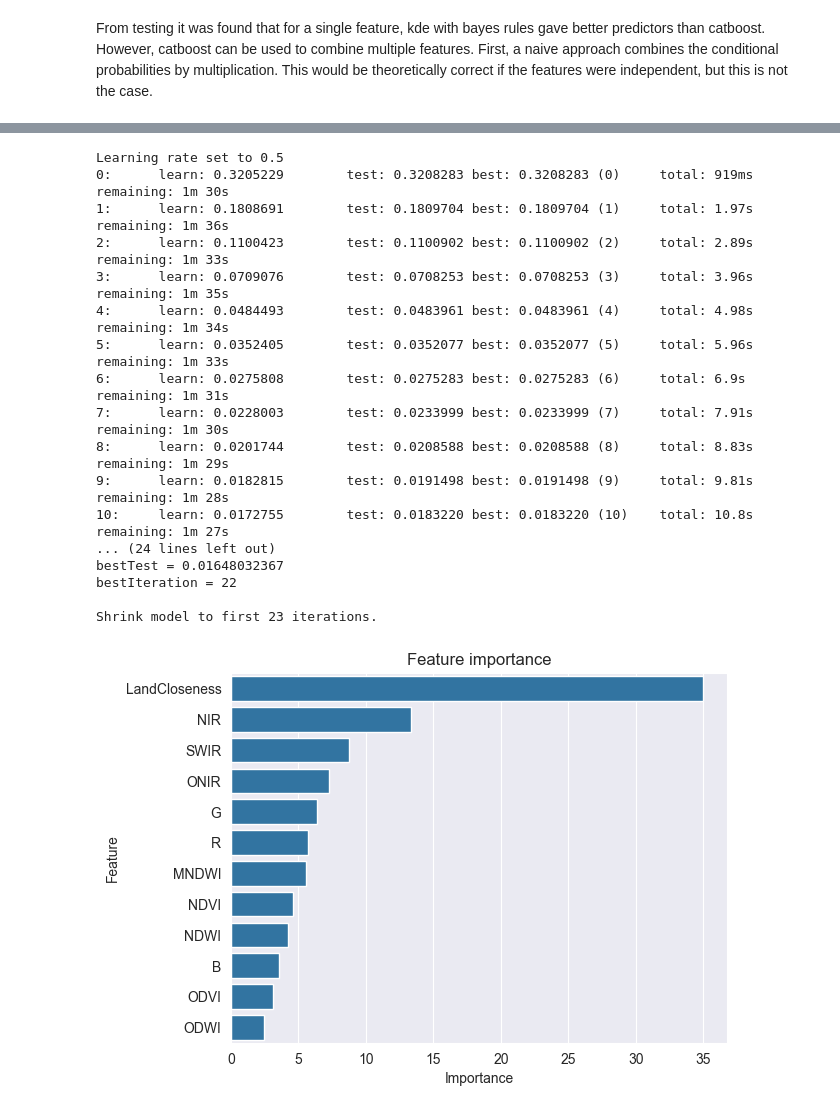
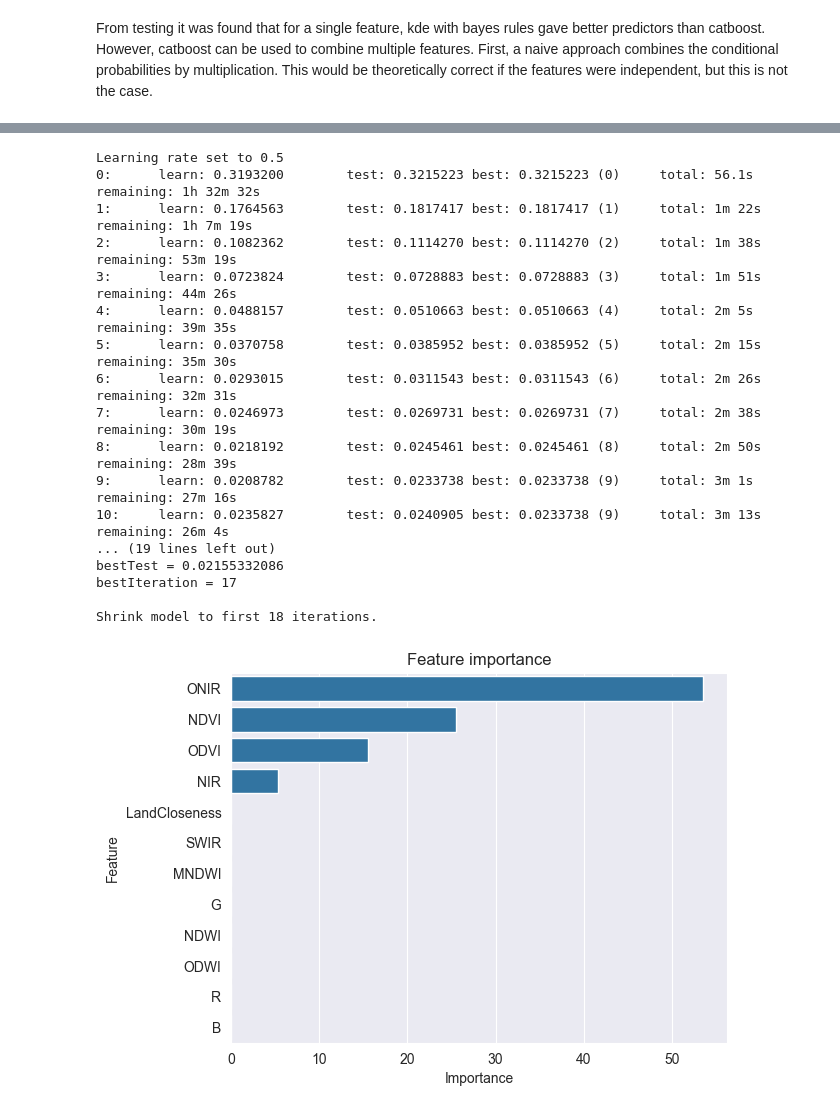
Before and after one commit to TeamEpochGithub/iv-q2-detect-kelp, a Jupyter notebook: notebooks/feat-suite.ipynb, the cells around one changed output, grey strips where cells are left out. Drawn from its saved outputs; the diff is of its cells as text; code cells hidden in the pictures.

```diff
--- a/notebooks/feat-suite.ipynb
+++ b/notebooks/feat-suite.ipynb
@@ -104,7 +104,7 @@ def to_df(img: np.ndarray, label: np.ndarray):
     return df
 # %%
 # concatenate the first N images
-num = 200
+num = 3000
 df = pd.concat([to_df(X_train[i], y_train[i]) for i in tqdm(range(num))])
 # %% [markdown]
 # Visualise the feature distributions
@@ -115,7 +115,7 @@ for feature in tqdm(df.columns):
         continue
 
     # subsample and filter on water pixels without missing values
-    dfs = df[::5]
+    dfs = df[::50]
     dfs = dfs[(dfs['R']>=0) & (dfs['G']>=0) & (dfs['B']>=0) & (dfs['NIR']>=0) & (dfs['SWIR']>=0)]
 
     # Create a figure and axes
@@ -178,7 +178,7 @@ for feature in tqdm(df.columns):
         continue
 
     # subsample and filter on water pixels without missing values
-    dfs = df[::25]
+    dfs = df[::750]
     dfs = dfs[dfs['Water'] & (dfs['R']>=0) & (dfs['G']>=0) & (dfs['B']>=0) & (dfs['NIR']>=0) & (dfs['SWIR']>=0)]
 
     # Create a figure and axes
@@ -230,7 +230,7 @@ for feature in tqdm(df.columns):
 We can treat the conditional probabilities as a classifier, and evaluate the performance of each feature.
 This is done on new images (the last N instead of first)
 # %%
-num = 500
+num = 1000
 df_train = df
 df_test = pd.concat([to_df(X_train[-i], y_train[-i]) for i in tqdm(range(1, num+1))])[::10]
 # %%
@@ -301,6 +301,12 @@ def fit_transform(df_train, df_test, features):
     plt.title('Feature importance')
     plt.show()
 
+    # save model
+    model.save_model('catboost_model.cbm')
+    # save names of features along with it for later reference
+    with open('catboost_features.txt', 'w') as f:
+        f.write('\n'.join(features))
+
     return model.predict_proba(x_test)[:, 1]
 
 # Compute the performance when all features are used
@@ -321,18 +327,18 @@ feat_scores['All features (catboost)'] = dice
 Learning rate set to 0.5
-0:      learn: 0.3205229        test: 0.3208283 best: 0.3208283 (0)     total: 919ms    remaining: 1m 30s
-1:      learn: 0.1808691        test: 0.1809704 best: 0.1809704 (1)     total: 1.97s    remaining: 1m 36s
-2:      learn: 0.1100423        test: 0.1100902 best: 0.1100902 (2)     total: 2.89s    remaining: 1m 33s
-3:      learn: 0.0709076        test: 0.0708253 best: 0.0708253 (3)     total: 3.96s    remaining: 1m 35s
-4:      learn: 0.0484493        test: 0.0483961 best: 0.0483961 (4)     total: 4.98s    remaining: 1m 34s
-5:      learn: 0.0352405        test: 0.0352077 best: 0.0352077 (5)     total: 5.96s    remaining: 1m 33s
-6:      learn: 0.0275808        test: 0.0275283 best: 0.0275283 (6)     total: 6.9s     remaining: 1m 31s
-7:      learn: 0.0228003        test: 0.0233999 best: 0.0233999 (7)     total: 7.91s    remaining: 1m 30s
-8:      learn: 0.0201744        test: 0.0208588 best: 0.0208588 (8)     total: 8.83s    remaining: 1m 29s
-9:      learn: 0.0182815        test: 0.0191498 best: 0.0191498 (9)     total: 9.81s    remaining: 1m 28s
-10:     learn: 0.0172755        test: 0.0183220 best: 0.0183220 (10)    total: 10.8s    remaining: 1m 27s
-... (24 lines left out)
-bestTest = 0.01648032367
-bestIteration = 22
+0:      learn: 0.3193200        test: 0.3215223 best: 0.3215223 (0)     total: 56.1s    remaining: 1h 32m 32s
+1:      learn: 0.1764563        test: 0.1817417 best: 0.1817417 (1)     total: 1m 22s   remaining: 1h 7m 19s
+2:      learn: 0.1082362        test: 0.1114270 best: 0.1114270 (2)     total: 1m 38s   remaining: 53m 19s
+3:      learn: 0.0723824        test: 0.0728883 best: 0.0728883 (3)     total: 1m 51s   remaining: 44m 26s
+4:      learn: 0.0488157        test: 0.0510663 best: 0.0510663 (4)     total: 2m 5s    remaining: 39m 35s
+5:      learn: 0.0370758        test: 0.0385952 best: 0.0385952 (5)     total: 2m 15s   remaining: 35m 30s
+6:      learn: 0.0293015        test: 0.0311543 best: 0.0311543 (6)     total: 2m 26s   remaining: 32m 31s
+7:      learn: 0.0246973        test: 0.0269731 best: 0.0269731 (7)     total: 2m 38s   remaining: 30m 19s
+8:      learn: 0.0218192        test: 0.0245461 best: 0.0245461 (8)     total: 2m 50s   remaining: 28m 39s
+9:      learn: 0.0208782        test: 0.0233738 best: 0.0233738 (9)     total: 3m 1s    remaining: 27m 16s
+10:     learn: 0.0235827        test: 0.0240905 best: 0.0233738 (9)     total: 3m 13s   remaining: 26m 4s
+... (19 lines left out)
+bestTest = 0.02155332086
+bestIteration = 17
 
-Shrink model to first 23 iterations.
+Shrink model to first 18 iterations.
-[figure, old version]
+[figure, new version]
```
Also changed, not shown: parts of 6 cells of this notebook, 2 other files.
